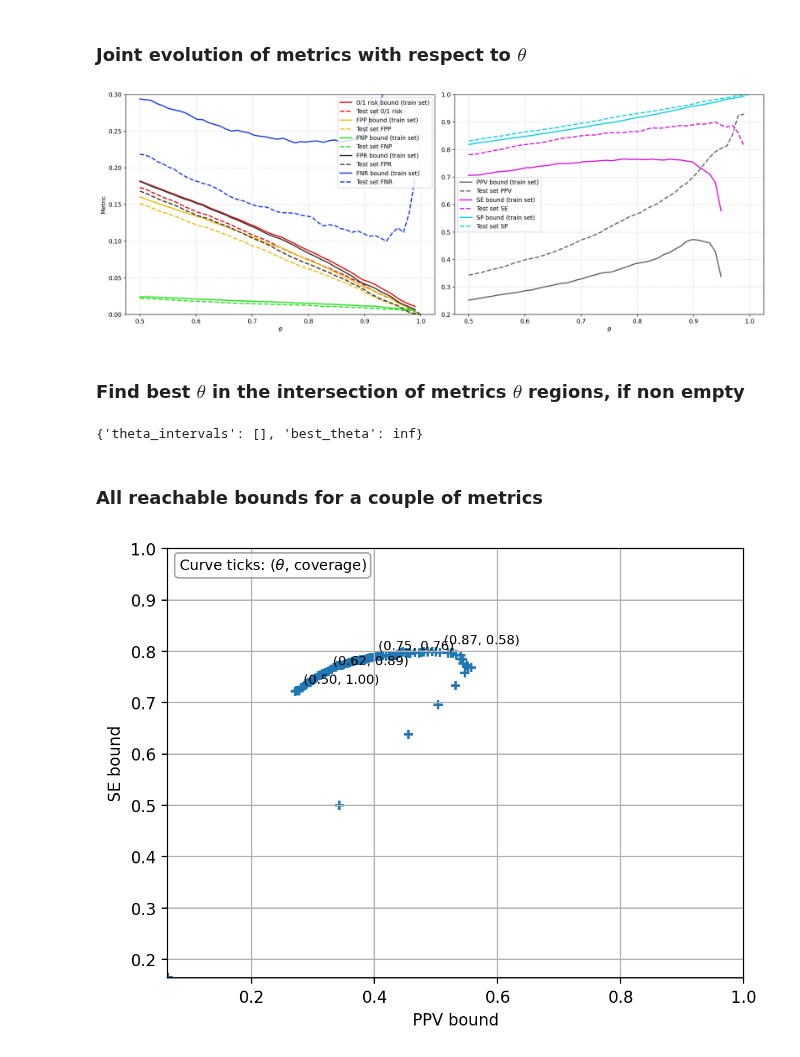
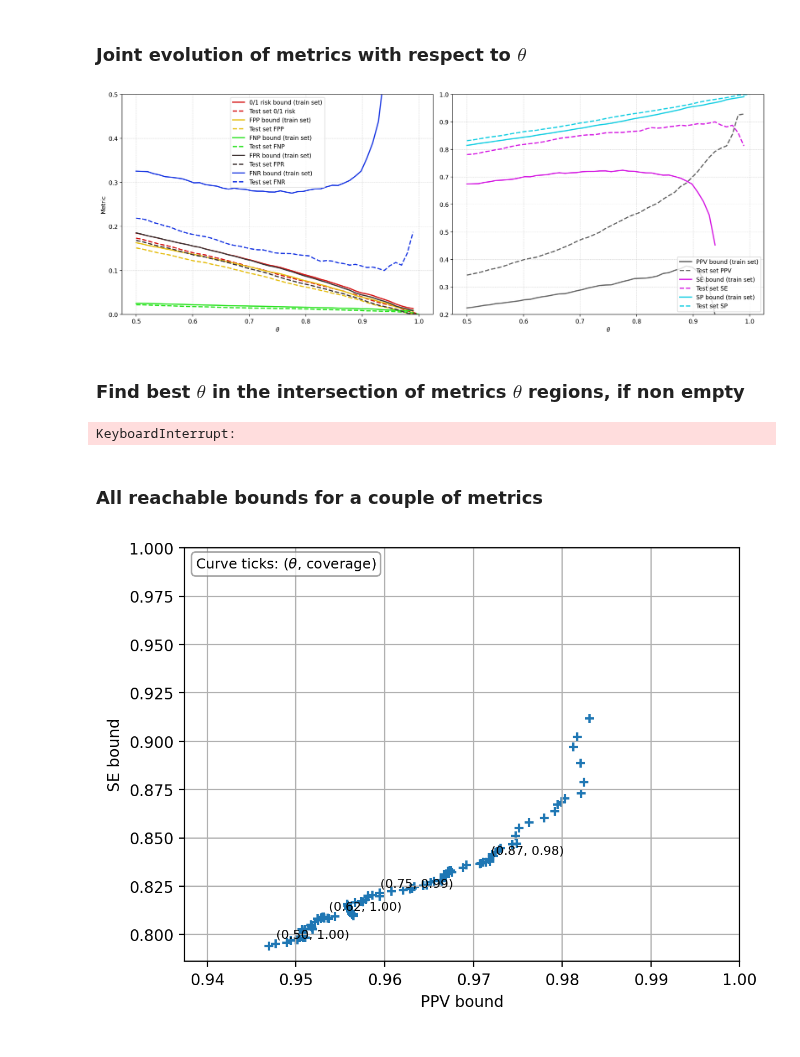
Before and after one commit to EmilienJemelen/selective-classification, a Jupyter notebook: experiments/CIFAR2/joint_control.ipynb, the cells around one changed output. Saved outputs shown, nothing was run; the diff lists cells and outputs as text; code cells hidden in the pictures.

```diff
--- a/experiments/CIFAR2/joint_control.ipynb
+++ b/experiments/CIFAR2/joint_control.ipynb
@@ -55,7 +55,7 @@ sgr_df.head()
 balance = None
 sgr_df = generate_imbalanced_datasets(sgr_df, [balance])[0].sample(frac=1, random_state=0)
 # %%
-delta = 0.001
+delta = 0.00001
 # %%
 train_set = sgr_df.iloc[:2*int(len(sgr_df)/3)]
 train_set = train_set.sort_values('kappa', ascending=True).reset_index(drop=True).copy()
@@ -106,39 +106,39 @@ for metric in ['standard', 'FP', 'FN', 'FPR', 'FNR']:
 
     ax.plot(thetas, emp_metrics, linestyle='--', color=color, label='Test set ' + label_map1[metric], linewidth=2)
 
-ax.set_ylim(0, 0.3)
+ax.set_ylim(0, 0.5)
 ax.set_xlabel(r'$\theta$')
 ax.set_ylabel('Metric')
 ax.legend()
 ax.grid(True, which='both', linestyle='--', linewidth=0.5, alpha=0.7)
 
 # ----- Second subplot -----
 ax = axes[1]
 for metric in ['PPV', 'SE', 'SP']:
     color = color_map2[metric]
 
     thetas, bounds = bound_evo_w_theta(metric, train_set, delta, steps=50)
     ax.plot(thetas, bounds, color=color, label=metric + ' bound (train set)', linewidth=2)
 
     emp_metrics = []
     for theta in thetas:
         try:
             selected_set = test_set.loc[test_set.kappa >= theta].copy()
             emp_metrics.append(emp_metric(selected_set, metric=metric))
         except ValueError:
             emp_metrics.append(np.nan)
 
     ax.plot(thetas, emp_metrics, linestyle='--', color=color, label='Test set ' + metric, linewidth=2)
 
 ax.set_ylim(0.2, 1)
 ax.set_xlabel(r'$\theta$')
 ax.legend()
 ax.grid(True, which='both', linestyle='--', linewidth=0.5, alpha=0.7)
 
 plt.tight_layout()
 plt.show()
 # %% [output]
-[figure, old version]
+[figure, new version]
 # %% [markdown]
 ### Find best $\theta$ in the intersection of metrics $\theta$ regions, if non empty
 # %%
@@ -149,7 +149,7 @@ metrics_and_targets = {'standard' : 0.03,
 joint_output = joint_control(metrics_and_targets, sgr_df, delta, plot=False)
 joint_output
 # %% [output]
-{'theta_intervals': [], 'best_theta': inf}
+KeyboardInterrupt:
 # %% [markdown]
 ### All reachable bounds for a couple of metrics
 # %%
@@ -188,4 +188,4 @@ plt.xlim(max(0,min(x))*0.99,1)
 plt.ylim(max(0,min(y))*0.99,1)
 plt.show()
 # %% [output]
-[figure, old version]
+[figure, new version]
```
Also changed, not shown: 3 other files.
